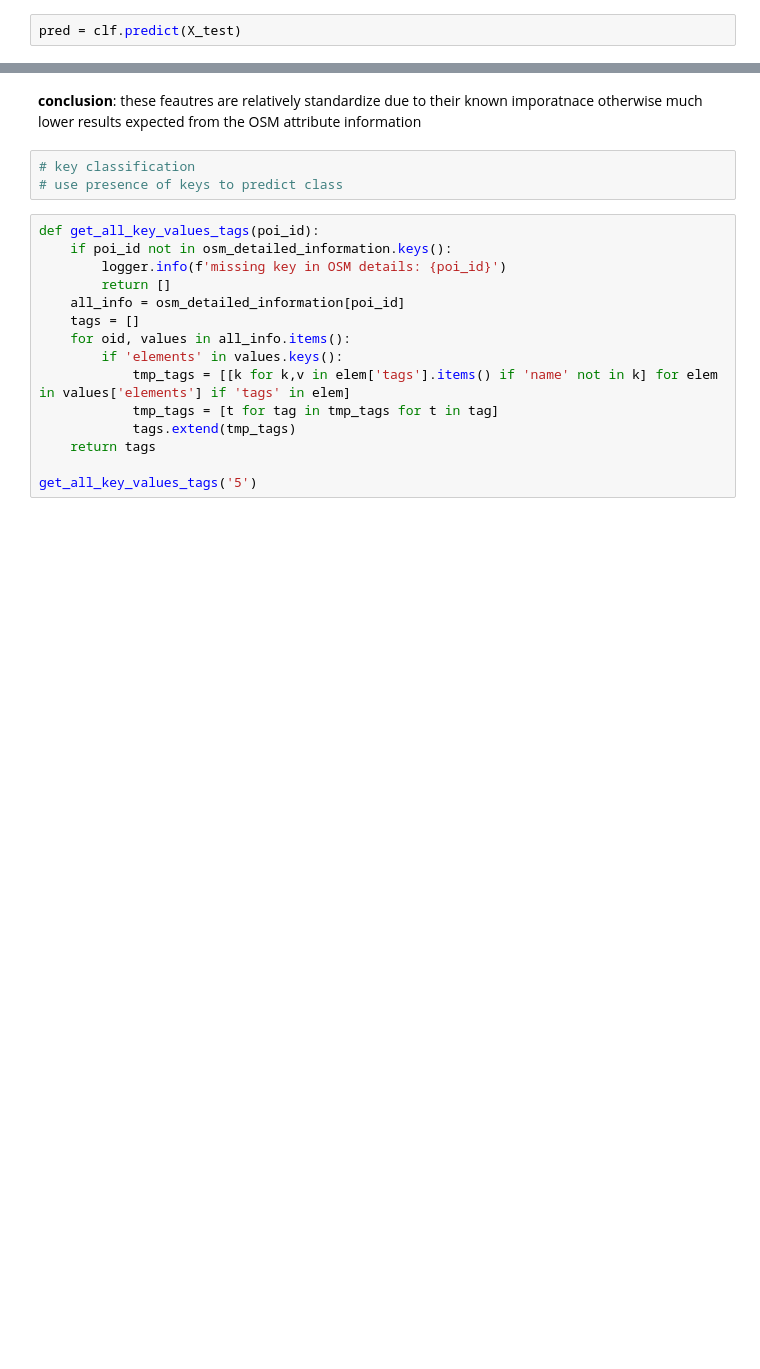
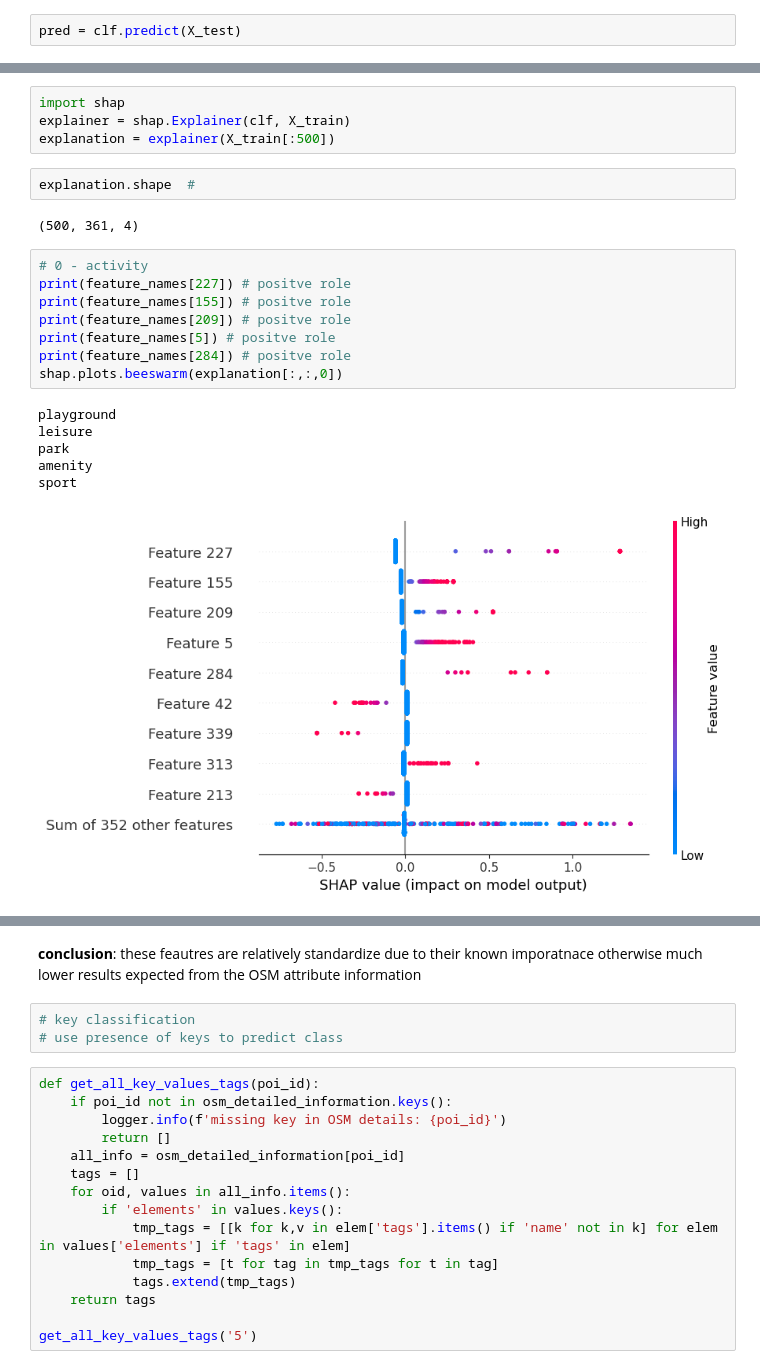
Before and after one commit to hamzeiehsan/leisure-walking-analysis, a Jupyter notebook: 4. final analysis.ipynb, the cells around one changed output, grey strips where cells are left out. Saved outputs shown, nothing was run; the diff lists cells and outputs as text; blank space fills up the shorter version.

```diff
--- a/4. final analysis.ipynb
+++ b/4. final analysis.ipynb
@@ -471 +469,24 @@ classification_report(target_test, pred, output_dict=True)
   'support': 788}}
+# %%
+import shap
+explainer = shap.Explainer(clf, X_train)
+explanation = explainer(X_train[:500])
+# %%
+explanation.shape  #
+# %% [output]
+(500, 361, 4)
+# %%
+# 0 - activity
+print(feature_names[227]) # positve role
+print(feature_names[155]) # positve role
+print(feature_names[209]) # positve role
+print(feature_names[5]) # positve role
+print(feature_names[284]) # positve role
+shap.plots.beeswarm(explanation[:,:,0])
+# %% [output]
+playground
+leisure
+park
+amenity
+sport
+[figure, added]
```
Also changed, not shown: parts of 28 cells of this notebook, 1 other file.
